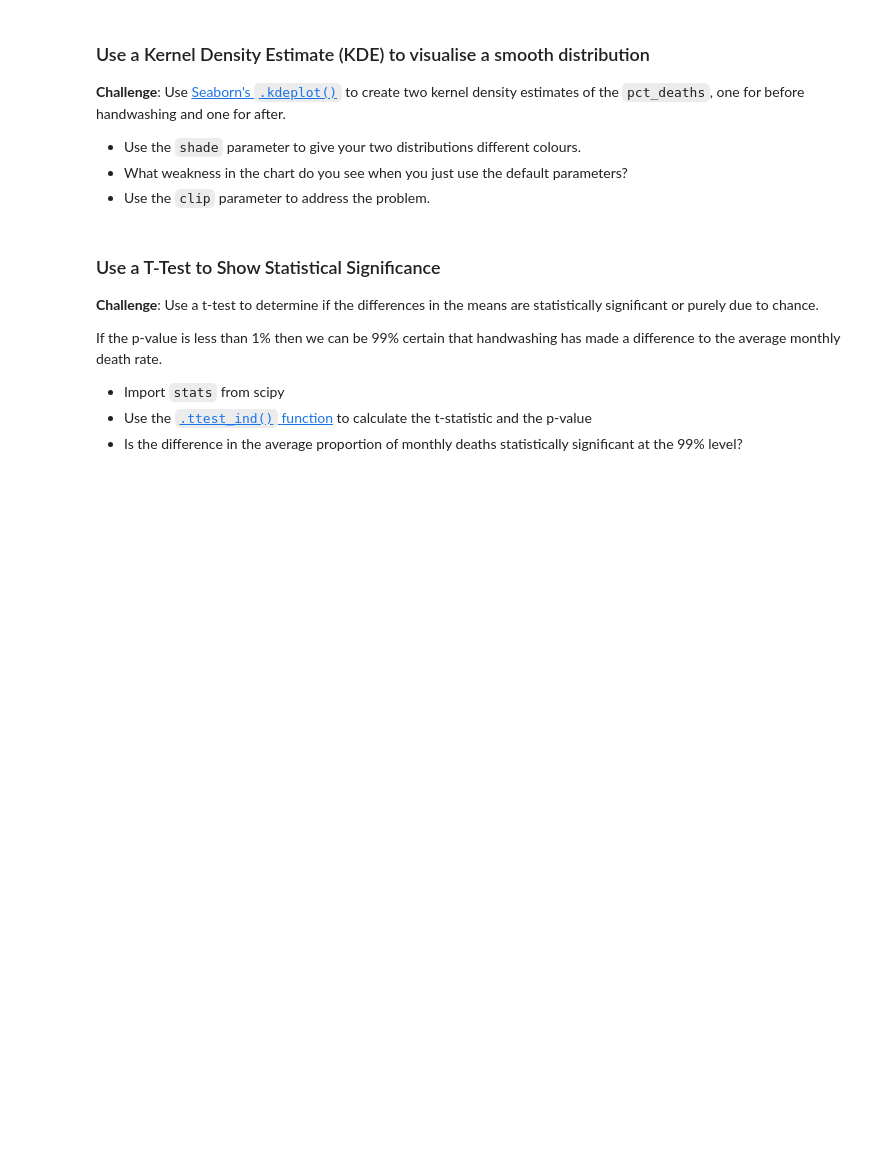
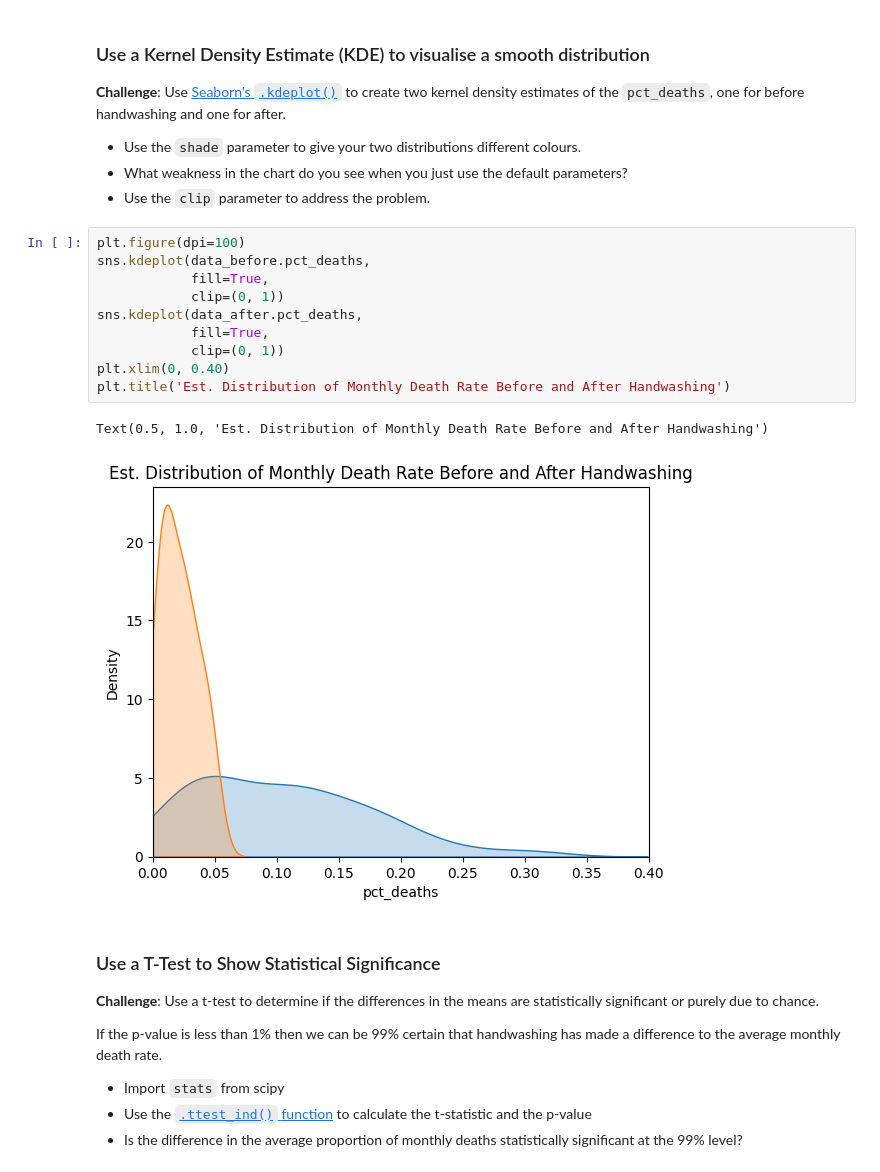
Before and after one commit to AndyRoy04/100DaysOfCode_Python, a Jupyter notebook: Day_80/Dr_Semmelweis_Handwashing_Discovery_(start).ipynb, the cells around one changed output. Drawn from its saved outputs; the diff is of its cells as text; blank space fills up the shorter version.

Commit message:
Visualising Distributions and Testing for Statistical Significance

```diff
--- a/Day_80/Dr_Semmelweis_Handwashing_Discovery_(start).ipynb
+++ b/Day_80/Dr_Semmelweis_Handwashing_Discovery_(start).ipynb
@@ -404,6 +443,19 @@ plt.show()
 * Use the `shade` parameter to give your two distributions different colours.
 * What weakness in the chart do you see when you just use the default parameters?
 * Use the `clip` parameter to address the problem.
+# %%
+plt.figure(dpi=100)
+sns.kdeplot(data_before.pct_deaths,
+            fill=True,
+            clip=(0, 1))
+sns.kdeplot(data_after.pct_deaths,
+            fill=True,
+            clip=(0, 1))
+plt.xlim(0, 0.40)
+plt.title('Est. Distribution of Monthly Death Rate Before and After Handwashing')
+# %% [output]
+Text(0.5, 1.0, 'Est. Distribution of Monthly Death Rate Before and After Handwashing')
+[figure, added]
 # %% [markdown]
 ### Use a T-Test to Show Statistical Significance
 
```
Also changed, not shown: parts of 6 cells of this notebook.
